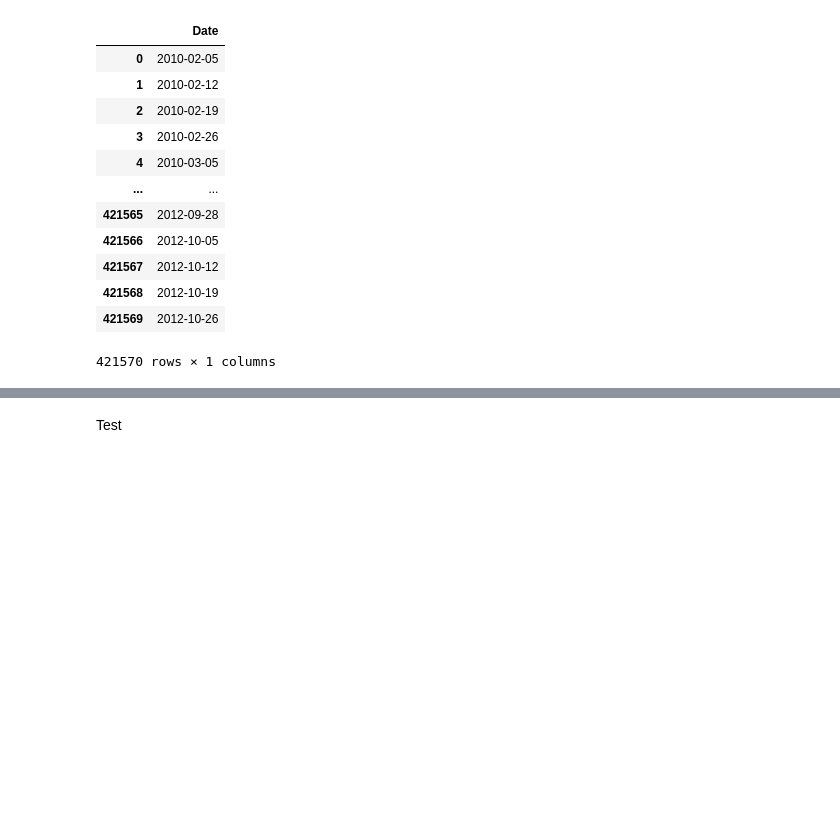
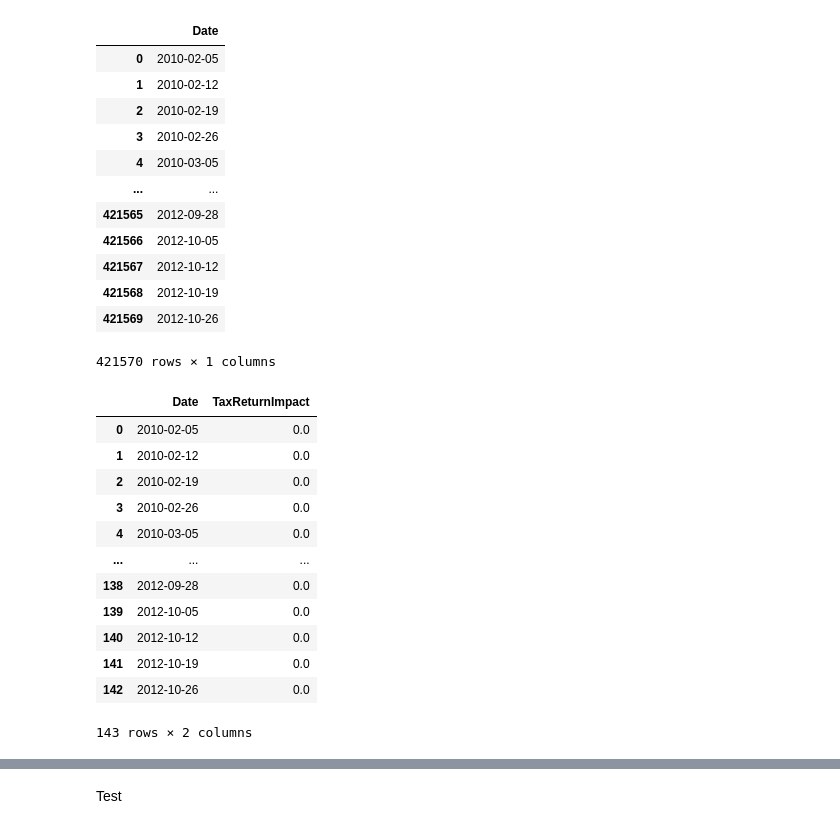
Before and after one commit to JorgeMMLRodrigues/ml_walmart_price, a Jupyter notebook: main.ipynb, the cells around one changed output, grey strips where cells are left out. Cells and saved outputs as stored; diff of their text form; code cells hidden in the pictures; blank space fills up the shorter version.

```diff
--- a/main.ipynb
+++ b/main.ipynb
@@ -728,0 +749,18 @@ df_tax_return_train.to_csv('csv_files/idea_csv/df_tax_return_train.csv')
+# %%
+df_unique = df_tax_return_train.drop_duplicates(subset='Date', keep='first')
+# %%
+df_unique
+# %% [output]
+|  | Date | TaxReturnImpact |
+| 0 | 2010-02-05 | 0.0 |
+| 1 | 2010-02-12 | 0.0 |
+| 2 | 2010-02-19 | 0.0 |
+| 3 | 2010-02-26 | 0.0 |
+| 4 | 2010-03-05 | 0.0 |
+| ... | ... | ... |
+| 138 | 2012-09-28 | 0.0 |
+| 139 | 2012-10-05 | 0.0 |
+| 140 | 2012-10-12 | 0.0 |
+| 141 | 2012-10-19 | 0.0 |
+| 142 | 2012-10-26 | 0.0 |
+143 rows × 2 columns
```
Also changed, not shown: parts of 83 cells of this notebook, 1 other file.
